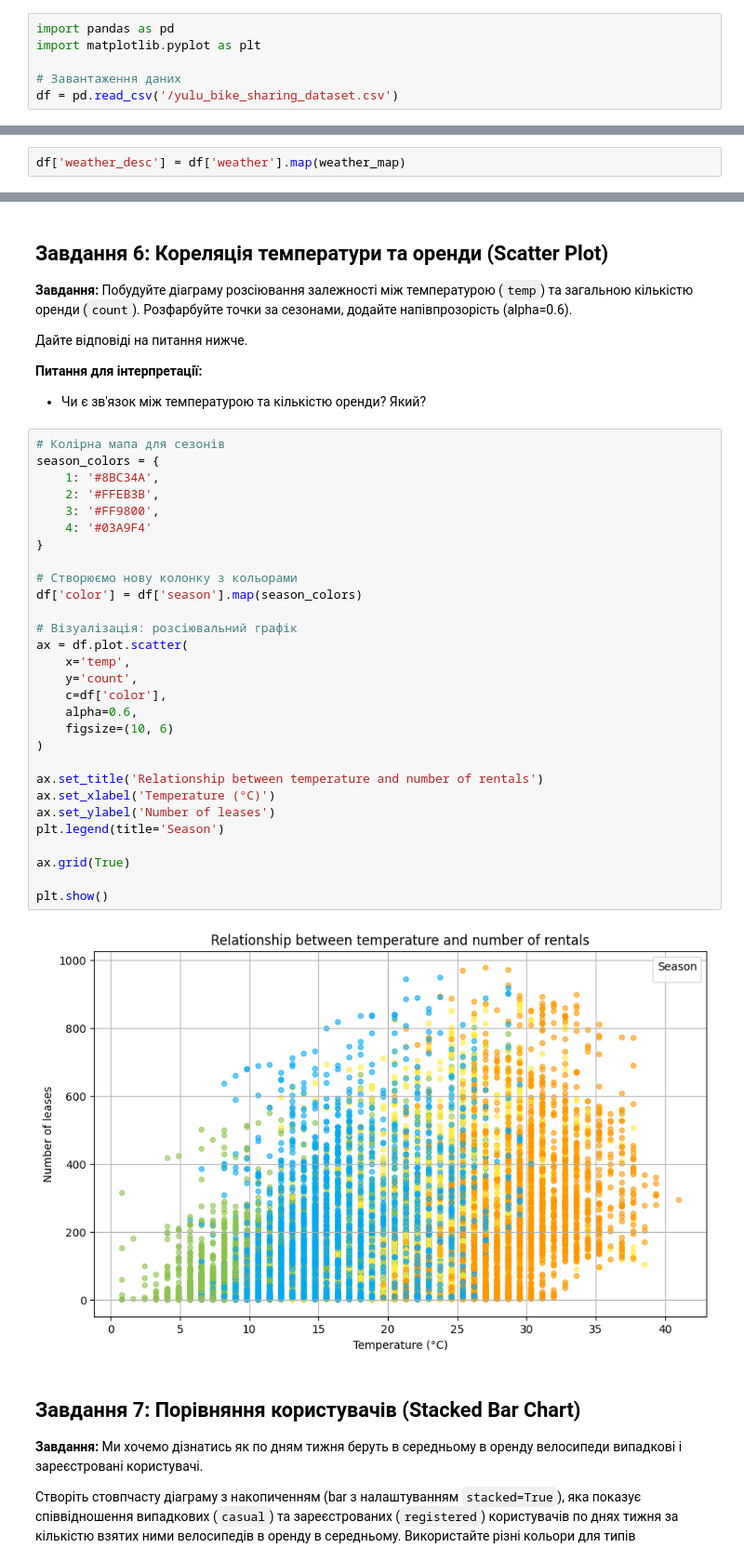
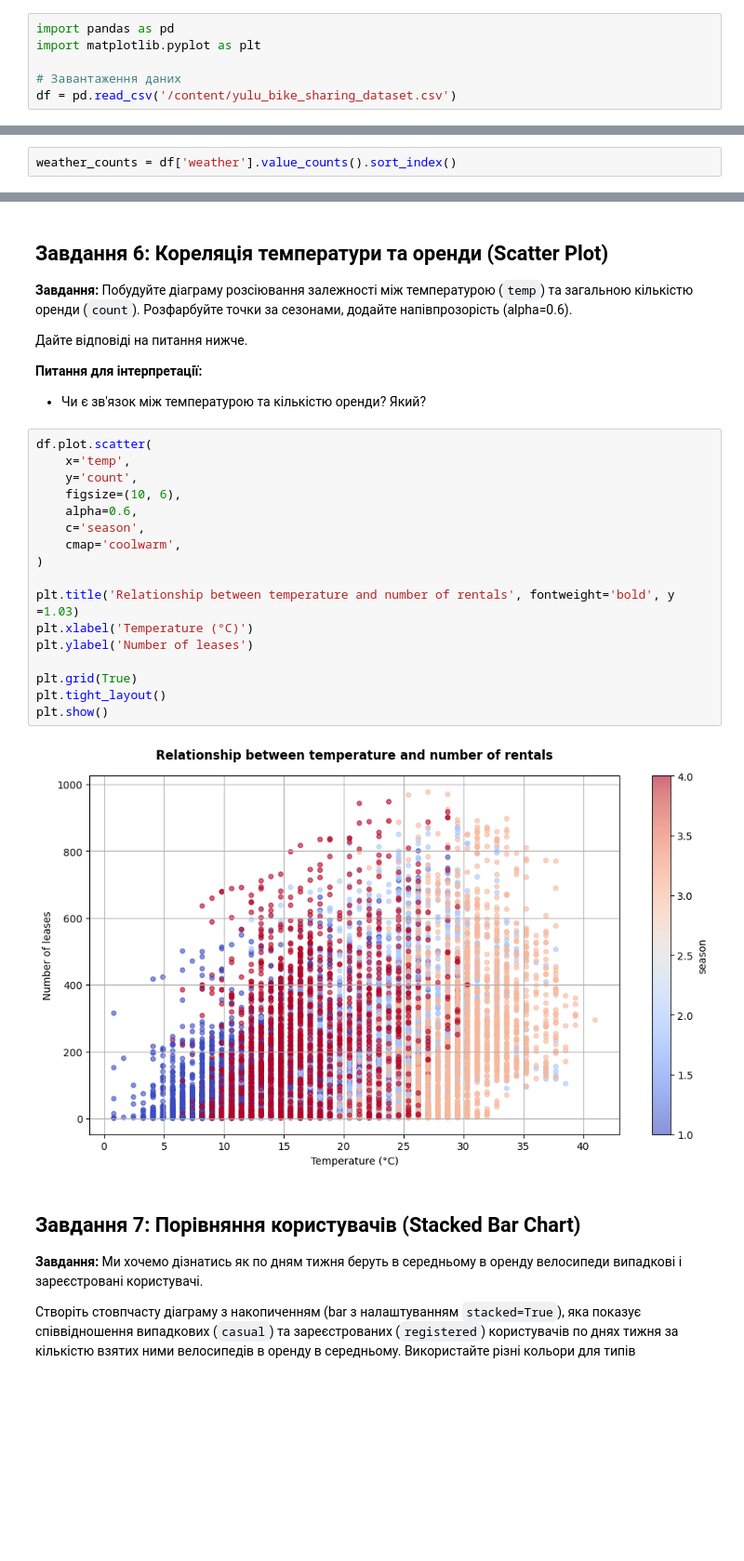
Before and after one commit to Yulia-Momotyuk/DLA-data-analysis-practice, a Jupyter notebook: Python/HW-7.1 Data visualization with Pandas.ipynb, the cells around one changed output, grey strips where cells are left out. Shown: that part at 93% size. Drawn from its saved outputs; the diff is of its cells as text; blank space fills up the shorter version.

```diff
--- a/Python/HW-7.1 Data visualization with Pandas.ipynb
+++ b/Python/HW-7.1 Data visualization with Pandas.ipynb
@@ -25,7 +25,7 @@ import pandas as pd
 import matplotlib.pyplot as plt
 
 # Завантаження даних
-df = pd.read_csv('/yulu_bike_sharing_dataset.csv')
+df = pd.read_csv('/content/yulu_bike_sharing_dataset.csv')
 # %%
 # Перетворення datetime у правильний формат
 df['datetime'] = pd.to_datetime(df['datetime'])
@@ -337,2 +324,2 @@ weather_map = {
 # %%
-df['weather_desc'] = df['weather'].map(weather_map)
+weather_counts = df['weather'].value_counts().sort_index()
@@ -445,36 +423,24 @@ During rain or fog, rentals decrease, but some unusual high-demand days (outlier
 **Питання для інтерпретації:**
 - Чи є зв'язок між температурою та кількістю оренди? Який?
 # %%
-# Колірна мапа для сезонів
-season_colors = {
-    1: '#8BC34A',
-    2: '#FFEB3B',
-    3: '#FF9800',
-    4: '#03A9F4'
-}
-
-# Створюємо нову колонку з кольорами
-df['color'] = df['season'].map(season_colors)
-
-# Візуалізація: розсіювальний графік
-ax = df.plot.scatter(
+df.plot.scatter(
     x='temp',
     y='count',
-    c=df['color'],
+    figsize=(10, 6),
     alpha=0.6,
-    figsize=(10, 6)
+    c='season',
+    cmap='coolwarm',
 )
 
-ax.set_title('Relationship between temperature and number of rentals')
-ax.set_xlabel('Temperature (°C)')
-ax.set_ylabel('Number of leases')
-plt.legend(title='Season')
+plt.title('Relationship between temperature and number of rentals', fontweight='bold', y =1.03)
+plt.xlabel('Temperature (°C)')
+plt.ylabel('Number of leases')
 
-ax.grid(True)
-
+plt.grid(True)
+plt.tight_layout()
 plt.show()
 # %% [output]
-[figure, old version]
+[figure, new version]
 # %% [markdown]
 ## Завдання 7: Порівняння користувачів (Stacked Bar Chart)
 
```
Also changed, not shown: parts of 22 cells of this notebook.
